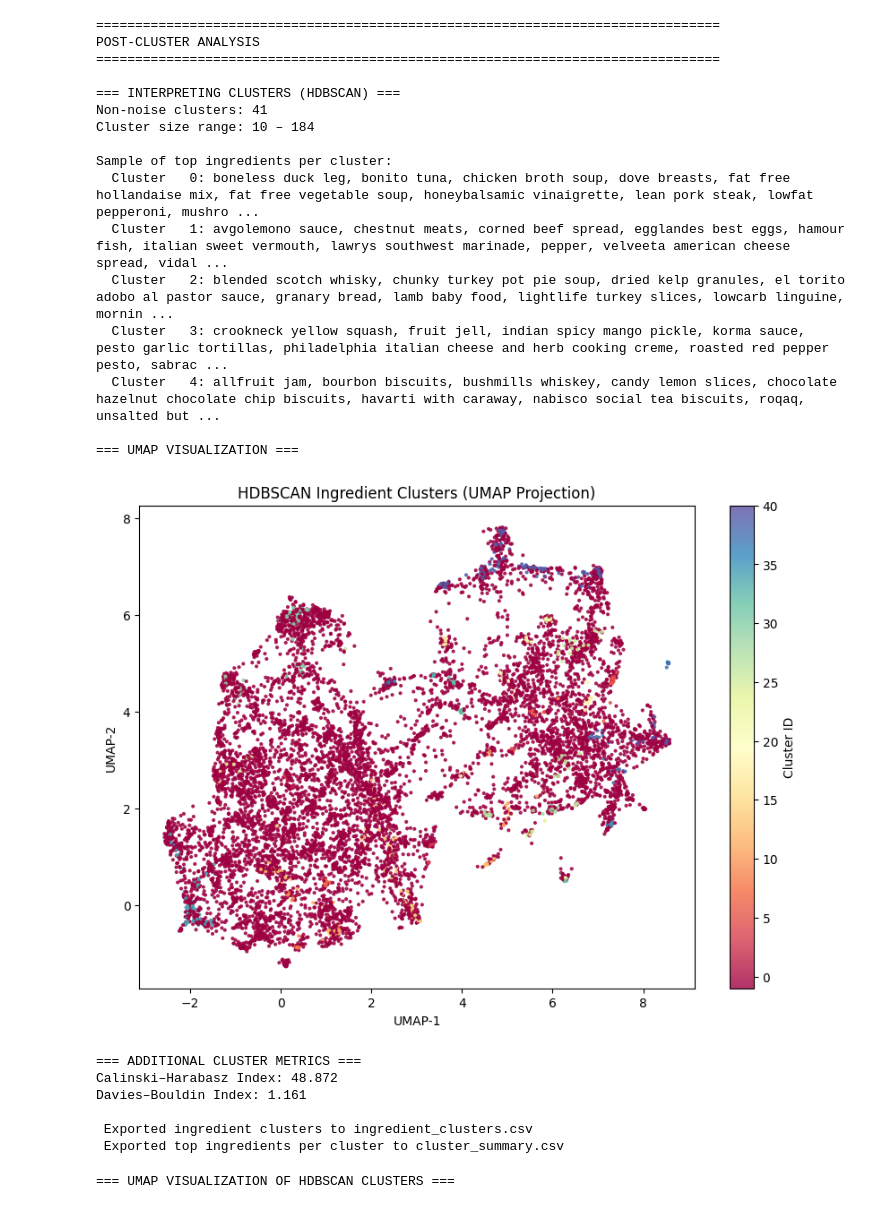
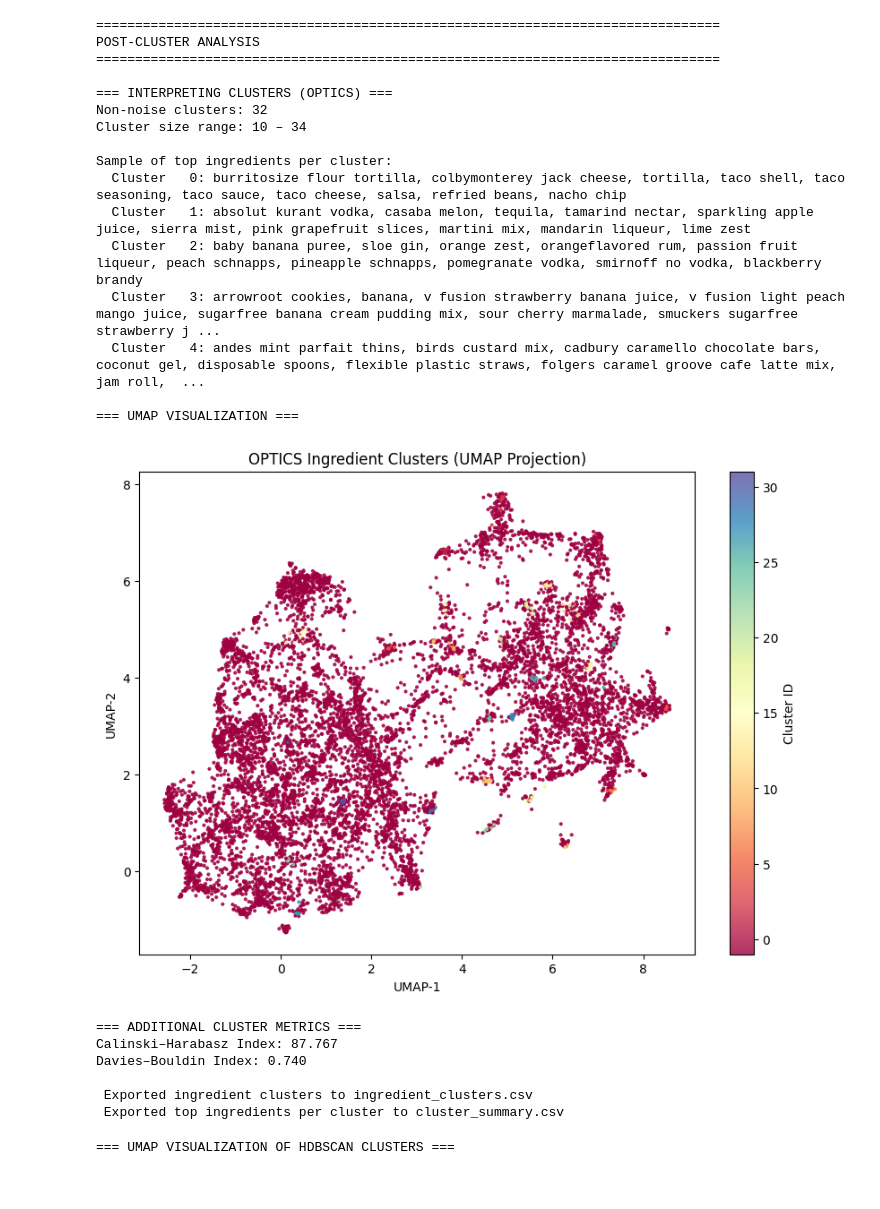
Before and after one commit to Thomas-aub/Food_Mining, a Jupyter notebook: afterllm/hdbscan_reduced.ipynb, the cells around one changed output. Drawn from its saved outputs; the diff is of its cells as text; code cells hidden in the pictures.

```diff
--- a/afterllm/hdbscan_reduced.ipynb
+++ b/afterllm/hdbscan_reduced.ipynb
@@ -313,13 +313,12 @@ print("\n" + "="*80)
 print("POST-CLUSTER ANALYSIS")
 print("="*80)
 
-# Choose which clustering to analyze (default: HDBSCAN)
-labels = labels_hdb
-cluster_method_name = "HDBSCAN"
+# labels = labels_hdb
+# cluster_method_name = "HDBSCAN"
 
-# Optional: Switch here if you want to inspect OPTICS or Spectral
-# labels = labels_opt
-# cluster_method_name = "OPTICS"
+labels = labels_opt
+cluster_method_name = "OPTICS"
+
 # labels = labels_spec
 # cluster_method_name = "Spectral"
 
@@ -386,45 +385,45 @@ if np.sum(mask) > 100 and len(set(labels[mask])) > 1:
     X_valid = X_reduced[mask]
     labels_valid = labels[mask]
     ch_score = calinski_harabasz_score(X_valid, labels_valid)
     db_score = davies_bouldin_score(X_valid, labels_valid)
     print(f"Calinski–Harabasz Index: {ch_score:.3f}")
     print(f"Davies–Bouldin Index: {db_score:.3f}")
 else:
     print("Not enough valid clusters for CH/DB metrics.")
 
 # ---------------------------------------------------------------------------
 # EXPORT RESULTS
 # ---------------------------------------------------------------------------
 ingredient_clusters.to_csv("ingredient_clusters.csv", index=False)
 print("\n Exported ingredient clusters to ingredient_clusters.csv")
 
 summary_df = pd.DataFrame([
     {"cluster": cid, "top_ingredients": ", ".join(ings)}
     for cid, ings in cluster_summary.items()
 ])
 summary_df.to_csv("cluster_summary.csv", index=False)
 print(" Exported top ingredients per cluster to cluster_summary.csv")
 # %% [output]
 ================================================================================
 POST-CLUSTER ANALYSIS
 ================================================================================
 
-=== INTERPRETING CLUSTERS (HDBSCAN) ===
-Non-noise clusters: 41
-Cluster size range: 10 – 184
+=== INTERPRETING CLUSTERS (OPTICS) ===
+Non-noise clusters: 32
+Cluster size range: 10 – 34
 
 Sample of top ingredients per cluster:
-  Cluster   0: boneless duck leg, bonito tuna, chicken broth soup, dove breasts, fat free hollandaise mix, fat free vegetable soup, honeybalsamic vinaigrette, lean pork steak, lowfat pepperoni, mushro ...
-  Cluster   1: avgolemono sauce, chestnut meats, corned beef spread, egglandes best eggs, hamour fish, italian sweet vermouth, lawrys southwest marinade, pepper, velveeta american cheese spread, vidal ...
-  Cluster   2: blended scotch whisky, chunky turkey pot pie soup, dried kelp granules, el torito adobo al pastor sauce, granary bread, lamb baby food, lightlife turkey slices, lowcarb linguine, mornin ...
-  Cluster   3: crookneck yellow squash, fruit jell, indian spicy mango pickle, korma sauce, pesto garlic tortillas, philadelphia italian cheese and herb cooking creme, roasted red pepper pesto, sabrac ...
-  Cluster   4: allfruit jam, bourbon biscuits, bushmills whiskey, candy lemon slices, chocolate hazelnut chocolate chip biscuits, havarti with caraway, nabisco social tea biscuits, roqaq, unsalted but ...
+  Cluster   0: burritosize flour tortilla, colbymonterey jack cheese, tortilla, taco shell, taco seasoning, taco sauce, taco cheese, salsa, refried beans, nacho chip
+  Cluster   1: absolut kurant vodka, casaba melon, tequila, tamarind nectar, sparkling apple juice, sierra mist, pink grapefruit slices, martini mix, mandarin liqueur, lime zest
+  Cluster   2: baby banana puree, sloe gin, orange zest, orangeflavored rum, passion fruit liqueur, peach schnapps, pineapple schnapps, pomegranate vodka, smirnoff no vodka, blackberry brandy
+  Cluster   3: arrowroot cookies, banana, v fusion strawberry banana juice, v fusion light peach mango juice, sugarfree banana cream pudding mix, sour cherry marmalade, smuckers sugarfree strawberry j ...
+  Cluster   4: andes mint parfait thins, birds custard mix, cadbury caramello chocolate bars, coconut gel, disposable spoons, flexible plastic straws, folgers caramel groove cafe latte mix, jam roll,  ...
 
 === UMAP VISUALIZATION ===
-[figure, old version]
+[figure, new version]
 === ADDITIONAL CLUSTER METRICS ===
-Calinski–Harabasz Index: 48.872
-Davies–Bouldin Index: 1.161
+Calinski–Harabasz Index: 87.767
+Davies–Bouldin Index: 0.740
 
  Exported ingredient clusters to ingredient_clusters.csv
  Exported top ingredients per cluster to cluster_summary.csv
```
Also changed, not shown: parts of 2 cells of this notebook, 7 other files.
